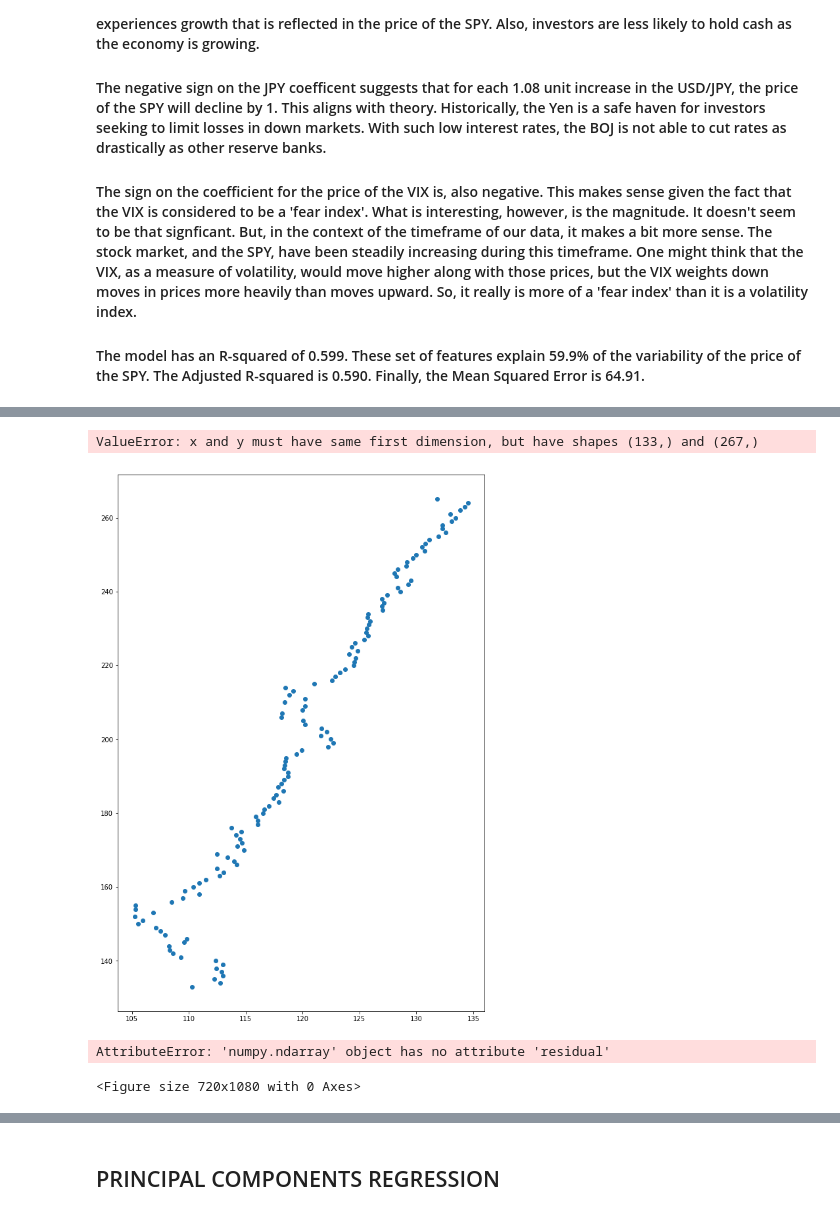
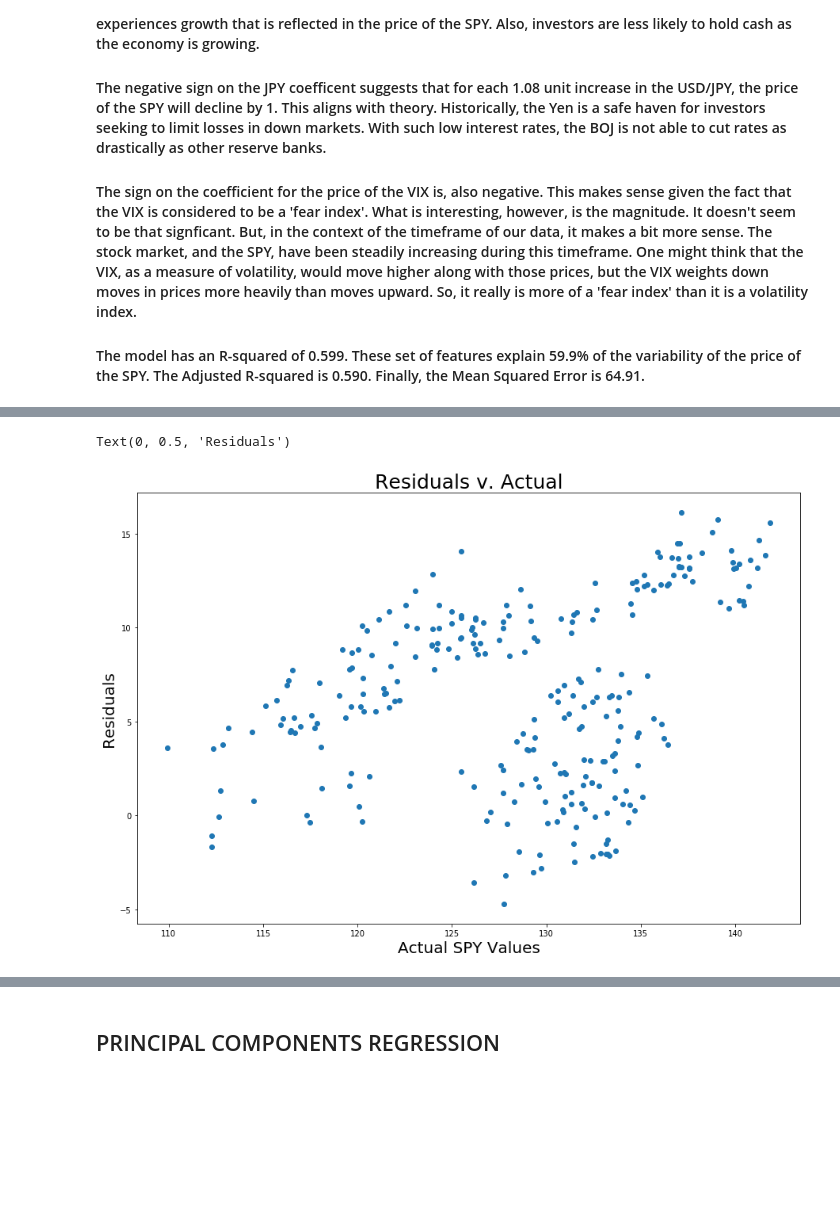
Before and after one commit to justinbosscher/SPY_model, a Jupyter notebook: SPY_model.ipynb, the cells around one changed output, grey strips where cells are left out. Saved outputs shown, nothing was run; the diff lists cells and outputs as text; code cells hidden in the pictures; blank space fills up the shorter version.

```diff
--- a/SPY_model.ipynb
+++ b/SPY_model.ipynb
@@ -721,15 +720,15 @@ print('Intercept: : ', ols_c)
 print('Coefficients: ', ols_B)
 
 # Predict
-y_hat = regressor.predict(train_ols_val_X)
+train_ols_y_hat = regressor.predict(train_ols_val_X)
 
 # Validate
-ss_e = calc_ss_explain(train_ols_val_Y, y_hat)
-ss_r = calc_ss_resid(train_ols_val_Y, y_hat)
+ss_e = calc_ss_explain(train_ols_val_Y, train_ols_y_hat)
+ss_r = calc_ss_resid(train_ols_val_Y, train_ols_y_hat)
 ss_t = calc_ss_total(ss_e, ss_r)
 r2 = calc_r2(ss_r, ss_t)
-ar2 = calc_adjust_r2(ss_r, ss_t, len(y_hat), len(train_ols_val_X.columns))
-mse = calc_mse(ss_r, len(y_hat))
+ar2 = calc_adjust_r2(ss_r, ss_t, len(train_ols_y_hat), len(train_ols_val_X.columns))
+mse = calc_mse(ss_r, len(train_ols_y_hat))
 rmse = calc_rmse(mse)
 
 print('SSE: ', ss_e)
@@ -789,16 +759,15 @@ strong multicollinearity or other numerical problems.
-# %%
-# Plot line of best fit over validation data
-f = plt.figure(figsize=(10,15))
-plt.scatter(train_ols_val_Y, train_ols_val_Y.index)
-plt.plot(train_ols_val_Y, y_hat)
-# %% [output]
-ValueError: x and y must have same first dimension, but have shapes (133,) and (267,)
-[figure, removed]
-# %%
-# Plot residuals
-f = plt.figure(figsize=(10,15))
-#plt.scatter(train_ols_val_Y, residuals_ols)
-y_hat.residual
-# %% [output]
-AttributeError: 'numpy.ndarray' object has no attribute 'residual'
-<Figure size 720x1080 with 0 Axes>
+# %%
+# Plot the residuals against actual values
+
+# Create series containing residual values
+train_ols_resid = pd.Series(train_ols_val_Y - train_ols_y_hat)
+
+# Plot
+f = plt.figure(figsize=(15,10))
+plt.scatter(train_ols_val_Y, train_ols_resid)
+plt.title("Residuals v. Actual", size=25)
+plt.xlabel("Actual SPY Values", size=20)
+plt.ylabel("Residuals", size=20)
+# %% [output]
+Text(0, 0.5, 'Residuals')
+[figure, added]
```
Also changed, not shown: parts of 36 cells of this notebook, 2 other files.
